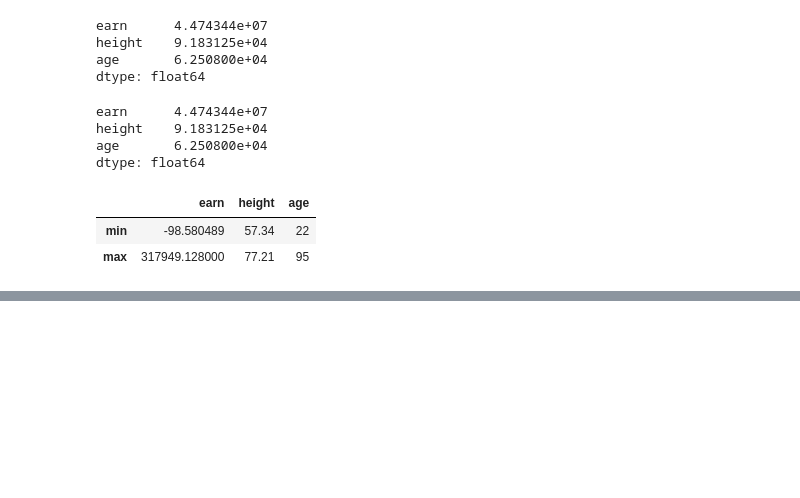
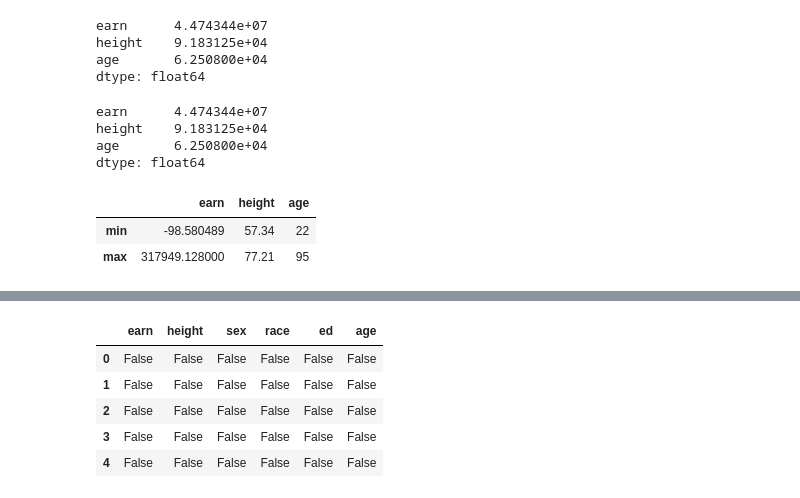
Before and after one commit to gih0109/AI-study, a Jupyter notebook: boostcourse/AI Tech pre-course/Pandas_1_2.ipynb, the cells around one changed output, grey strips where cells are left out. Saved outputs shown, nothing was run; the diff lists cells and outputs as text; code cells hidden in the pictures; blank space fills up the shorter version.

```diff
--- a/boostcourse/AI Tech pre-course/Pandas_1_2.ipynb
+++ b/boostcourse/AI Tech pre-course/Pandas_1_2.ipynb
@@ -559,0 +684,9 @@ df_info.apply(f)
+# %%
+df.isnull().head()
+# %% [output]
+|  | earn | height | sex | race | ed | age |
+| 0 | False | False | False | False | False | False |
+| 1 | False | False | False | False | False | False |
+| 2 | False | False | False | False | False | False |
+| 3 | False | False | False | False | False | False |
+| 4 | False | False | False | False | False | False |
```
Also changed, not shown: parts of 24 cells of this notebook.
